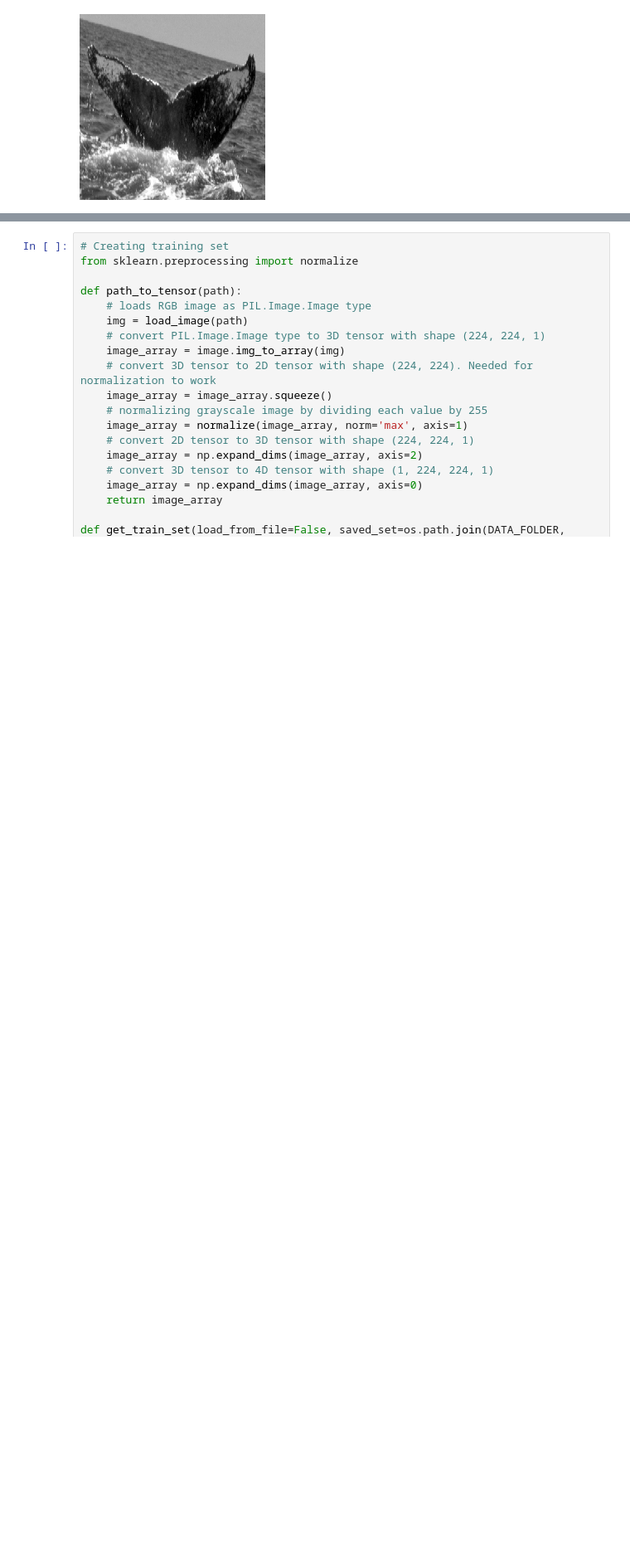
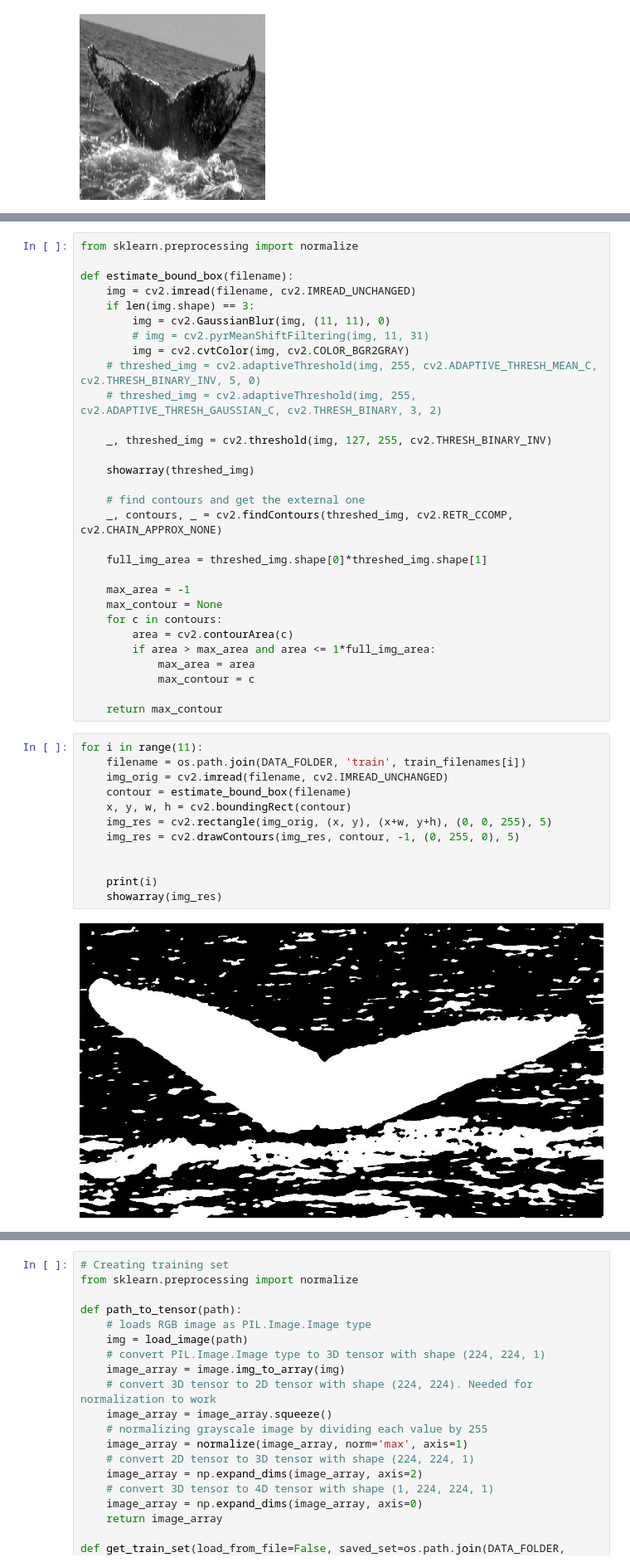
Before and after one commit to olehb/humpbacks, a Jupyter notebook: humpback.ipynb, the cells around one changed output, grey strips where cells are left out. Shown at 83% size. Drawn from its saved outputs; the diff is of its cells as text; blank space fills up the shorter version.

Commit message:
Good results with bounding box

```diff
--- a/humpback.ipynb
+++ b/humpback.ipynb
@@ -66,0 +81,44 @@ for train_filename in train_filenames[:10]:
+# %%
+from sklearn.preprocessing import normalize
+
+def estimate_bound_box(filename):
+    img = cv2.imread(filename, cv2.IMREAD_UNCHANGED)
+    if len(img.shape) == 3:
+        img = cv2.GaussianBlur(img, (11, 11), 0)
+        # img = cv2.pyrMeanShiftFiltering(img, 11, 31)
+        img = cv2.cvtColor(img, cv2.COLOR_BGR2GRAY)
+    # threshed_img = cv2.adaptiveThreshold(img, 255, cv2.ADAPTIVE_THRESH_MEAN_C, cv2.THRESH_BINARY_INV, 5, 0)
+    # threshed_img = cv2.adaptiveThreshold(img, 255, cv2.ADAPTIVE_THRESH_GAUSSIAN_C, cv2.THRESH_BINARY, 3, 2)
+
+    _, threshed_img = cv2.threshold(img, 127, 255, cv2.THRESH_BINARY_INV)
+
+    showarray(threshed_img)
+
+    # find contours and get the external one
+    _, contours, _ = cv2.findContours(threshed_img, cv2.RETR_CCOMP, cv2.CHAIN_APPROX_NONE)
+
+    full_img_area = threshed_img.shape[0]*threshed_img.shape[1]
+
+    max_area = -1
+    max_contour = None
+    for c in contours:
+        area = cv2.contourArea(c)
+        if area > max_area and area <= 1*full_img_area:
+            max_area = area
+            max_contour = c
+
+    return max_contour
+# %%
+for i in range(11):
+    filename = os.path.join(DATA_FOLDER, 'train', train_filenames[i])
+    img_orig = cv2.imread(filename, cv2.IMREAD_UNCHANGED)
+    contour = estimate_bound_box(filename)
+    x, y, w, h = cv2.boundingRect(contour)
+    img_res = cv2.rectangle(img_orig, (x, y), (x+w, y+h), (0, 0, 255), 5)
+    img_res = cv2.drawContours(img_res, contour, -1, (0, 255, 0), 5)
+
+
+    print(i)
+    showarray(img_res)
+# %% [output]
+[figure, added]
```
Also changed, not shown: parts of 5 cells of this notebook.
